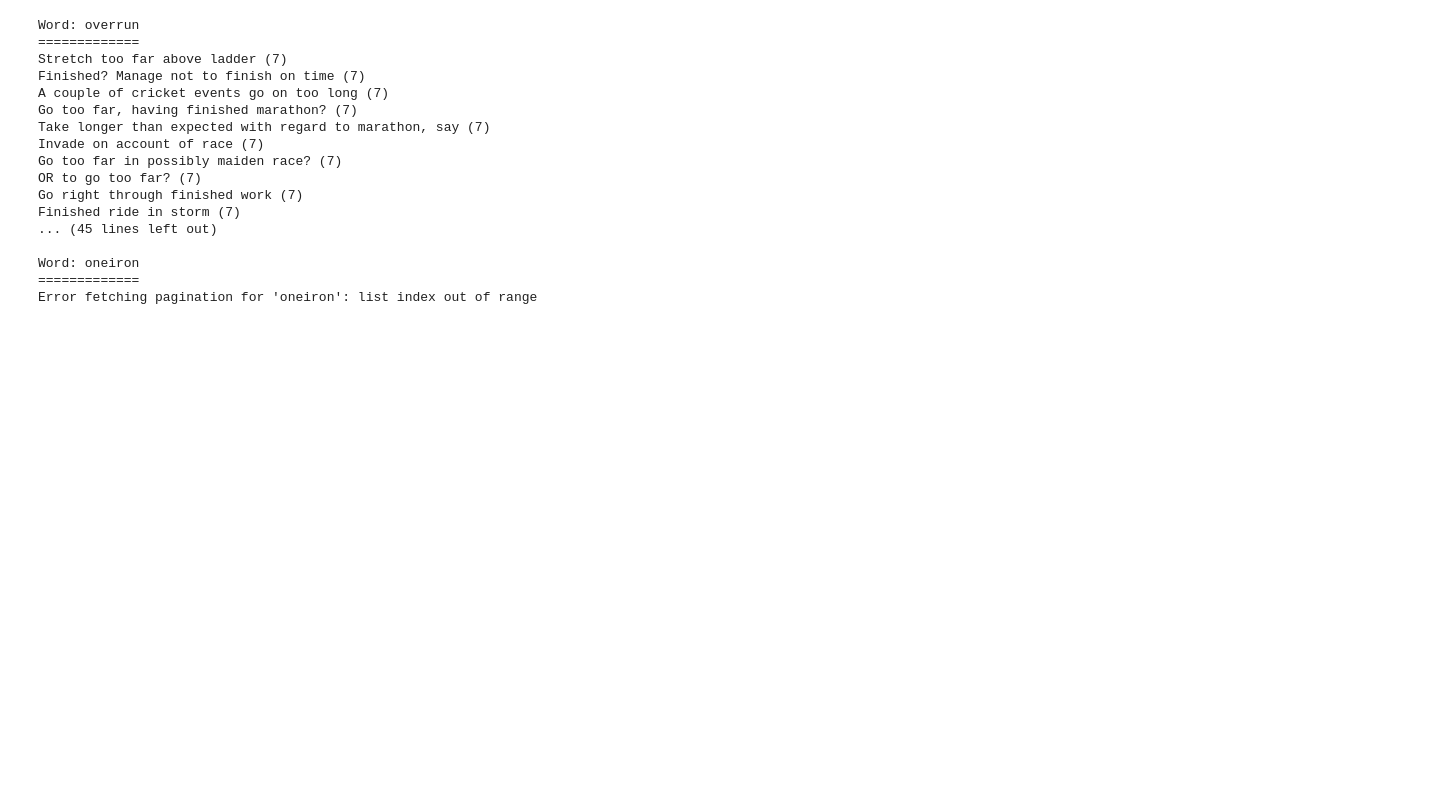
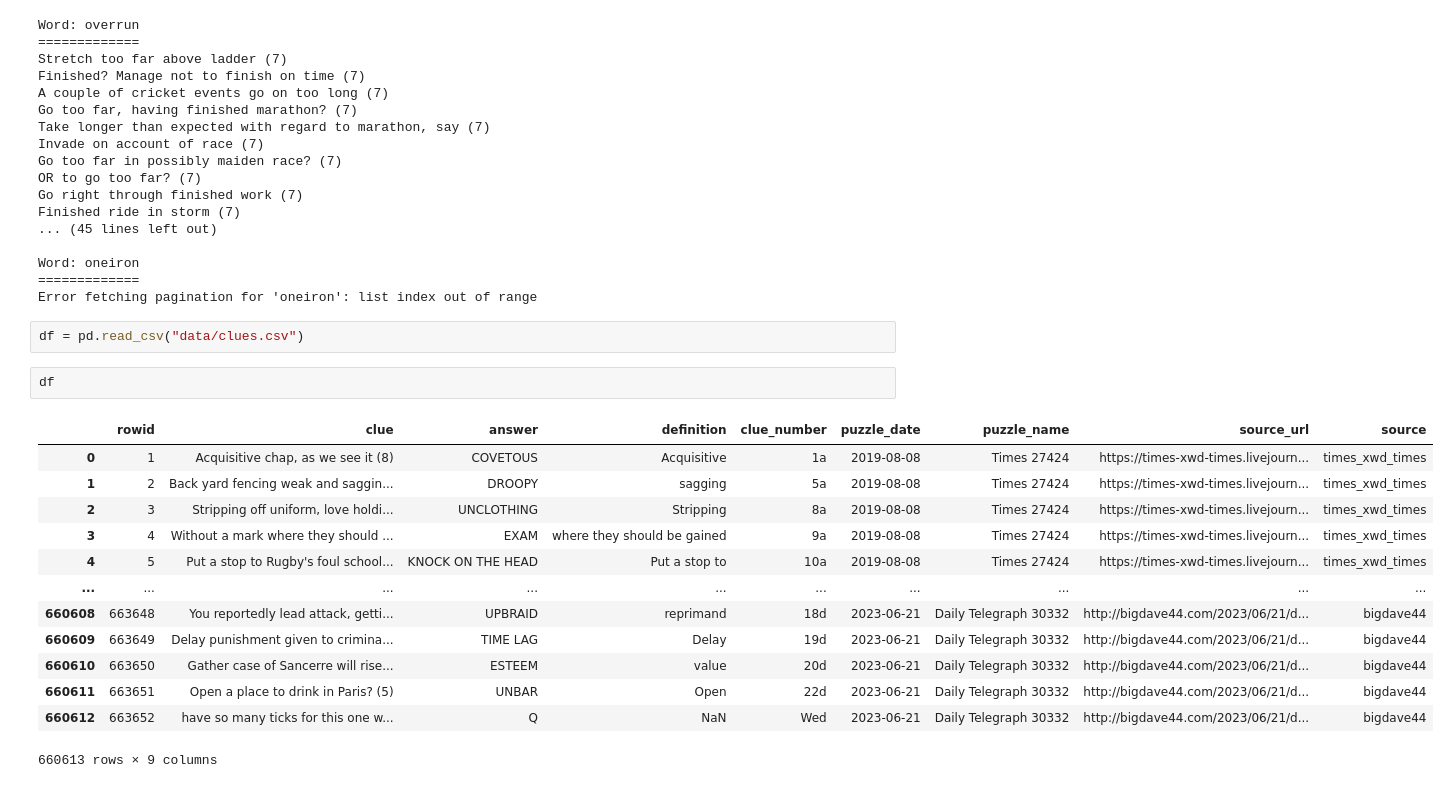
Before and after one commit to lucasglanville/anagrammer-scraper, a Jupyter notebook: Anagrammer cryptic clue scraping function.ipynb, the cells around one changed output. Drawn from its saved outputs; the diff is of its cells as text; blank space fills up the shorter version.

```diff
--- a/Anagrammer cryptic clue scraping function.ipynb
+++ b/Anagrammer cryptic clue scraping function.ipynb
@@ -176,3 +176,21 @@ Finished ride in storm (7)
 Word: oneiron
 =============
 Error fetching pagination for 'oneiron': list index out of range
+# %%
+df = pd.read_csv("data/clues.csv")
+# %%
+df
+# %% [output]
+|  | rowid | clue | answer | definition | clue_number | puzzle_date | puzzle_name | source_url | source |
+| 0 | 1 | Acquisitive chap, as we see it (8) | COVETOUS | Acquisitive | 1a | 2019-08-08 | Times 27424 | https://times-xwd-times.livejourn... | times_xwd_times |
+| 1 | 2 | Back yard fencing weak and saggin... | DROOPY | sagging | 5a | 2019-08-08 | Times 27424 | https://times-xwd-times.livejourn... | times_xwd_times |
+| 2 | 3 | Stripping off uniform, love holdi... | UNCLOTHING | Stripping | 8a | 2019-08-08 | Times 27424 | https://times-xwd-times.livejourn... | times_xwd_times |
+| 3 | 4 | Without a mark where they should ... | EXAM | where they should be gained | 9a | 2019-08-08 | Times 27424 | https://times-xwd-times.livejourn... | times_xwd_times |
+| 4 | 5 | Put a stop to Rugby's foul school... | KNOCK ON THE HEAD | Put a stop to | 10a | 2019-08-08 | Times 27424 | https://times-xwd-times.livejourn... | times_xwd_times |
+| ... | ... | ... | ... | ... | ... | ... | ... | ... | ... |
+| 660608 | 663648 | You reportedly lead attack, getti... | UPBRAID | reprimand | 18d | 2023-06-21 | Daily Telegraph 30332 | http://bigdave44.com/2023/06/21/d... | bigdave44 |
+| 660609 | 663649 | Delay punishment given to crimina... | TIME LAG | Delay | 19d | 2023-06-21 | Daily Telegraph 30332 | http://bigdave44.com/2023/06/21/d... | bigdave44 |
+| 660610 | 663650 | Gather case of Sancerre will rise... | ESTEEM | value | 20d | 2023-06-21 | Daily Telegraph 30332 | http://bigdave44.com/2023/06/21/d... | bigdave44 |
+| 660611 | 663651 | Open a place to drink in Paris? (5) | UNBAR | Open | 22d | 2023-06-21 | Daily Telegraph 30332 | http://bigdave44.com/2023/06/21/d... | bigdave44 |
+| 660612 | 663652 | have so many ticks for this one w... | Q | NaN | Wed | 2023-06-21 | Daily Telegraph 30332 | http://bigdave44.com/2023/06/21/d... | bigdave44 |
+660613 rows × 9 columns
```
Also changed, not shown: parts of 2 cells of this notebook, 1 other file.
